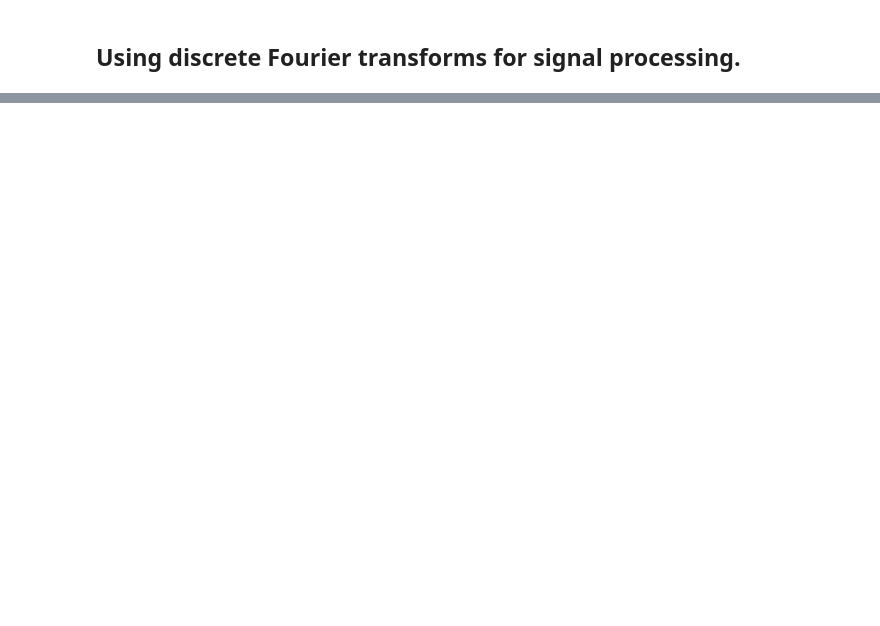
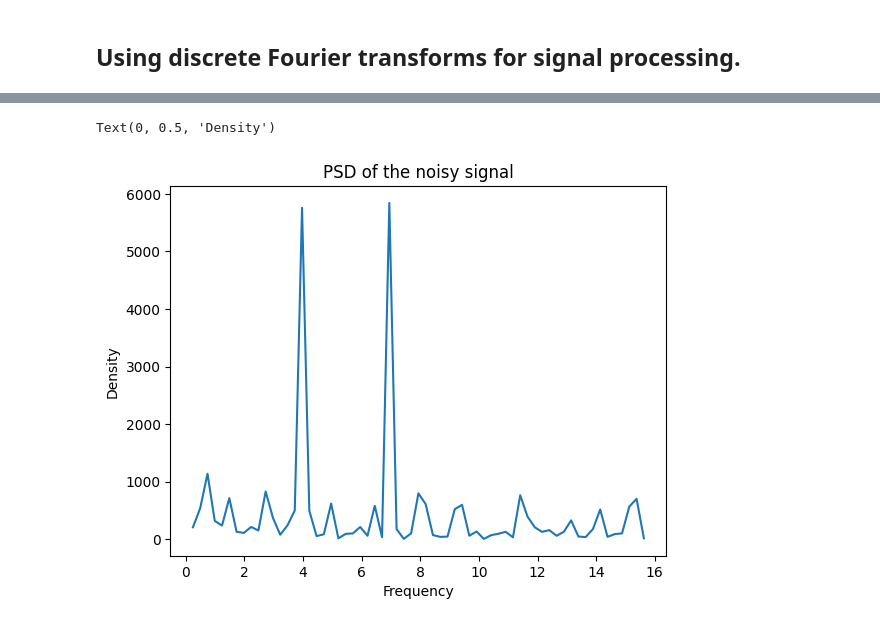
Before and after one commit to JamalMakame/Applying-Math-Using-Python, a Jupyter notebook: 02-Calculus/workbook.ipynb, the cells around one changed output, grey strips where cells are left out. Drawn from its saved outputs; the diff is of its cells as text; code cells hidden in the pictures; blank space fills up the shorter version.

```diff
--- a/02-Calculus/workbook.ipynb
+++ b/02-Calculus/workbook.ipynb
@@ -222,2 +307,26 @@ Text(0.5, 1.0, 'Error in approximation')
 # %% [markdown]
 ## Using discrete Fourier transforms for signal processing.
+# %%
+from numpy import fft
+
+
+def signal(t, freq_1=4.0, freq_2=7.0):
+    return np.sin(freq_1 * 2 * np.pi * t) + np.sin(freq_2 * 2 *
+                                                   np.pi * t)
+
+
+state = np.random.RandomState(12345)
+sample_size = 2**7  # 128
+sample_t = np.linspace(0, 4, sample_size)
+sample_y = signal(sample_t) + state.standard_normal(sample_size)
+sample_d = 4./(sample_size - 1)  # Spacing for linspace array
+true_signal = signal(sample_t)
+
+
+fig1, ax1 = plt.subplots()
+ax1.plot(sample_t, sample_y, "k.", label="Noisy signal")
+ax1.plot(sample_t, signal(sample_t), "k--", label="True signal")
+ax1.set_title("Sample signal with noise")
+ax1.set_xlabel("Time")
+ax1.set_ylabel("Amplitude")
+ax1.legend()
@@ -223,0 +336,16 @@ Text(0.5, 1.0, 'Error in approximation')
+# %%
+spectrum = fft.fft(sample_y)
+freq = fft.fftfreq(sample_size, sample_d)
+pos_freq_i = np.arange(1, sample_size//2, dtype=int)
+
+psd = np.abs(spectrum[pos_freq_i])**2 + np.abs(spectrum[-
+                                                        pos_freq_i])**2
+
+fig2, ax2 = plt.subplots()
+ax2.plot(freq[pos_freq_i], psd)
+ax2.set_title("PSD of the noisy signal")
+ax2.set_xlabel("Frequency")
+ax2.set_ylabel("Density")
+# %% [output]
+Text(0, 0.5, 'Density')
+[figure, added]
```
Also changed, not shown: parts of 9 cells of this notebook, 1 other file.
